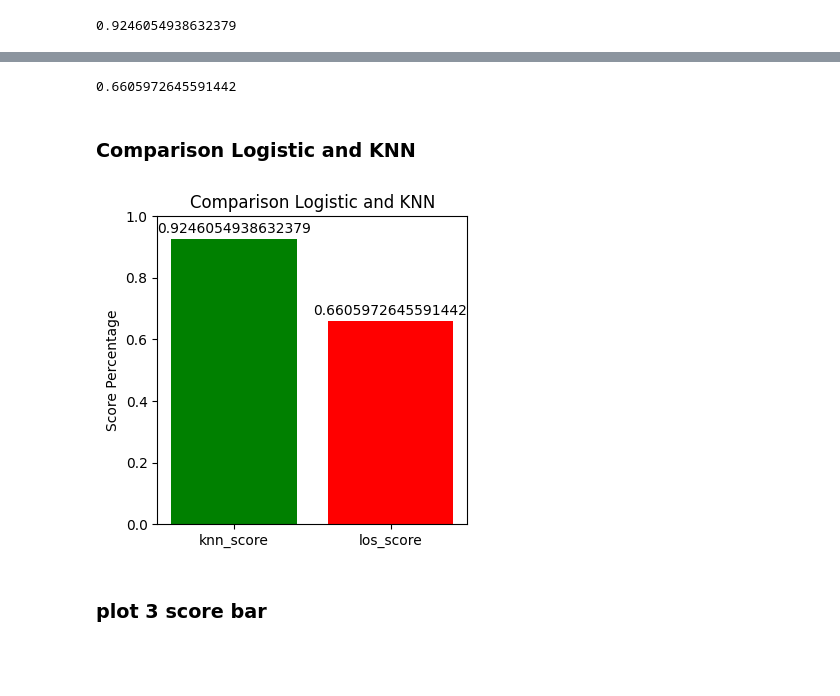
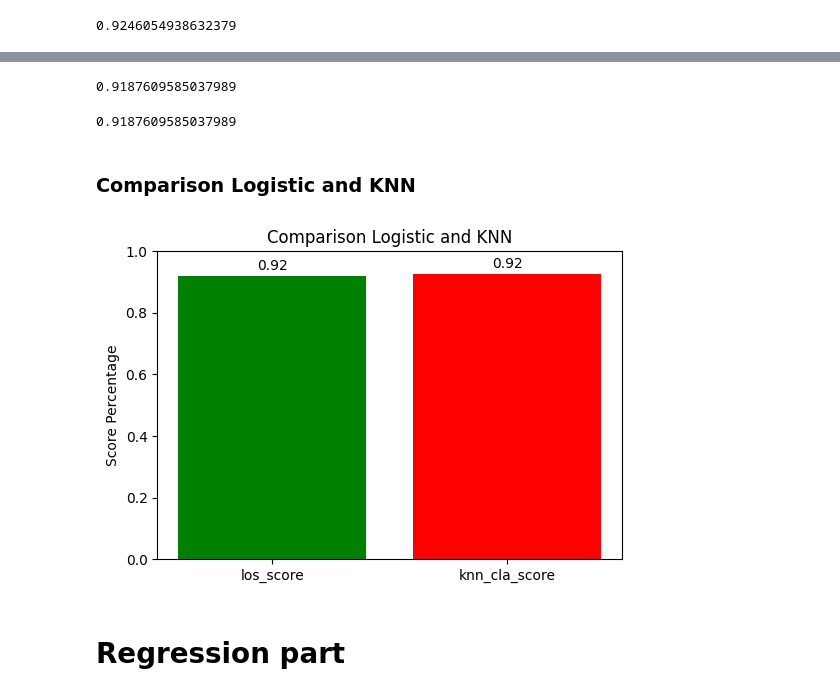
Before and after one commit to abdullah-621/Machine-Learning, a Jupyter notebook: Assaingment/knn/linear_logistic_knn.ipynb, the cells around one changed output, grey strips where cells are left out. Cells and saved outputs as stored; diff of their text form; code cells hidden in the pictures; blank space fills up the shorter version.

Commit message:
linear Vs Logistic Vs KNN

```diff
--- a/Assaingment/knn/linear_logistic_knn.ipynb
+++ b/Assaingment/knn/linear_logistic_knn.ipynb
@@ -125,5 +118,5 @@ y_pred = Knn_model.predict(x_test)
 # %%
-knn_score = accuracy_score(y_pred, y_test)
-knn_score
+knn_cla_score = accuracy_score(y_pred, y_test)
+knn_cla_score
 # %% [output]
 0.9246054938632379
@@ -132,10 +122,0 @@ knn_score
-# %%
-scores = [lr_score, knn_score]
-plt.figure(figsize=(4,4))
-plt.bar(["lr_model", "Knn_model"],[lr_score, knn_score], color = ['red', 'green'])
-for i, v in enumerate(scores):
-    plt.text(i, v + 0.02, str(v), ha='center')
-plt.ylabel("Score Percentage")
-plt.title("Comparison Linear and KNN")
-plt.ylim(0, 1)   # R² score range
-plt.show()
@@ -150,25 +125,29 @@ los_model = los.fit(x_train, y_train)
 # %%
 y_pred = los_model.predict(x_test)
 # %%
-los_score = r2_score(y_pred, y_test)
+los_score = accuracy_score(y_pred, y_test)
 # %%
 los_score
 # %% [output]
-0.6605972645591442
+0.9187609585037989
+# %%
+los_model.score(x_test, y_test)
+# %% [output]
+0.9187609585037989
 # %% [markdown]
 ### Comparison Logistic and KNN
 # %%
-scores = [knn_score, los_score]
-plt.figure(figsize=(4,4))
-plt.bar(['knn_score', 'los_score'], scores, color = ['green', 'red'])
+scores1 = [los_score,knn_cla_score]
+plt.figure(figsize=(6,4))
+plt.bar(['los_score','knn_cla_score'], scores1, color = ['green', 'red'])
 
-for i, v in enumerate(scores):
-  plt.text(i, v + 0.02, str(v), ha = 'center')
+for i, v in enumerate(scores1):
+  plt.text(i, v + 0.02, round(v,2), ha = 'center')
 plt.title("Comparison Logistic and KNN")
 plt.ylabel("Score Percentage")
 plt.ylim(0,1)
 plt.show()
 # %% [output]
-[figure, old version]
+[figure, new version]
-# %% [markdown]
-### plot 3 score bar
+# %% [markdown]
+# Regression part
```
Also changed, not shown: parts of 30 cells of this notebook.
